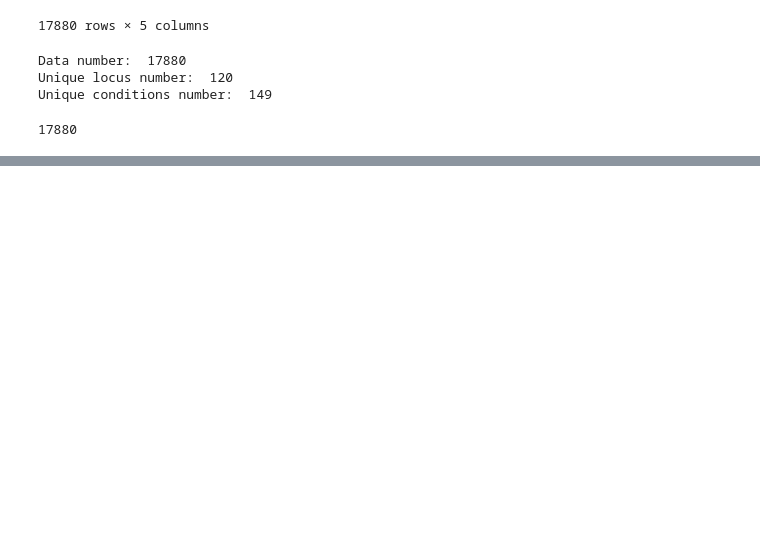
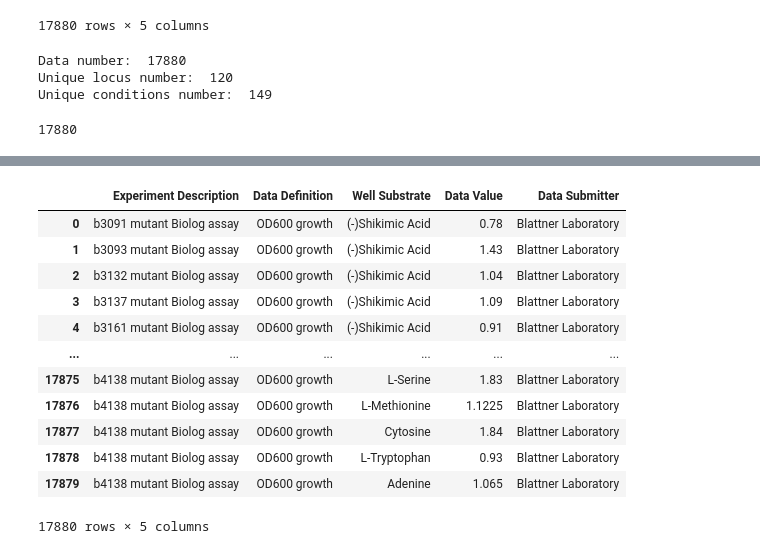
Before and after one commit to leonfaure/amn_benchmark, a Jupyter notebook: covert_2004/biolog_metabolic_subset.ipynb, the cells around one changed output, grey strips where cells are left out. Cells and saved outputs as stored; diff of their text form; code cells hidden in the pictures; blank space fills up the shorter version.

```diff
--- a/covert_2004/biolog_metabolic_subset.ipynb
+++ b/covert_2004/biolog_metabolic_subset.ipynb
@@ -678,0 +800,16 @@ all_data_single.to_csv("biolog_metabolic_genes_single_only.csv")
+# %%
+all_data_final
+# %% [output]
+|  | Experiment Description | Data Definition | Well Substrate | Data Value | Data Submitter |
+| 0 | b3091 mutant Biolog assay | OD600 growth | (-)Shikimic Acid | 0.78 | Blattner Laboratory |
+| 1 | b3093 mutant Biolog assay | OD600 growth | (-)Shikimic Acid | 1.43 | Blattner Laboratory |
+| 2 | b3132 mutant Biolog assay | OD600 growth | (-)Shikimic Acid | 1.04 | Blattner Laboratory |
+| 3 | b3137 mutant Biolog assay | OD600 growth | (-)Shikimic Acid | 1.09 | Blattner Laboratory |
+| 4 | b3161 mutant Biolog assay | OD600 growth | (-)Shikimic Acid | 0.91 | Blattner Laboratory |
+| ... | ... | ... | ... | ... | ... |
+| 17875 | b4138 mutant Biolog assay | OD600 growth | L-Serine | 1.83 | Blattner Laboratory |
+| 17876 | b4138 mutant Biolog assay | OD600 growth | L-Methionine | 1.1225 | Blattner Laboratory |
+| 17877 | b4138 mutant Biolog assay | OD600 growth | Cytosine | 1.84 | Blattner Laboratory |
+| 17878 | b4138 mutant Biolog assay | OD600 growth | L-Tryptophan | 0.93 | Blattner Laboratory |
+| 17879 | b4138 mutant Biolog assay | OD600 growth | Adenine | 1.065 | Blattner Laboratory |
+17880 rows × 5 columns
```
Also changed, not shown: parts of 26 cells of this notebook, 6 other files.
